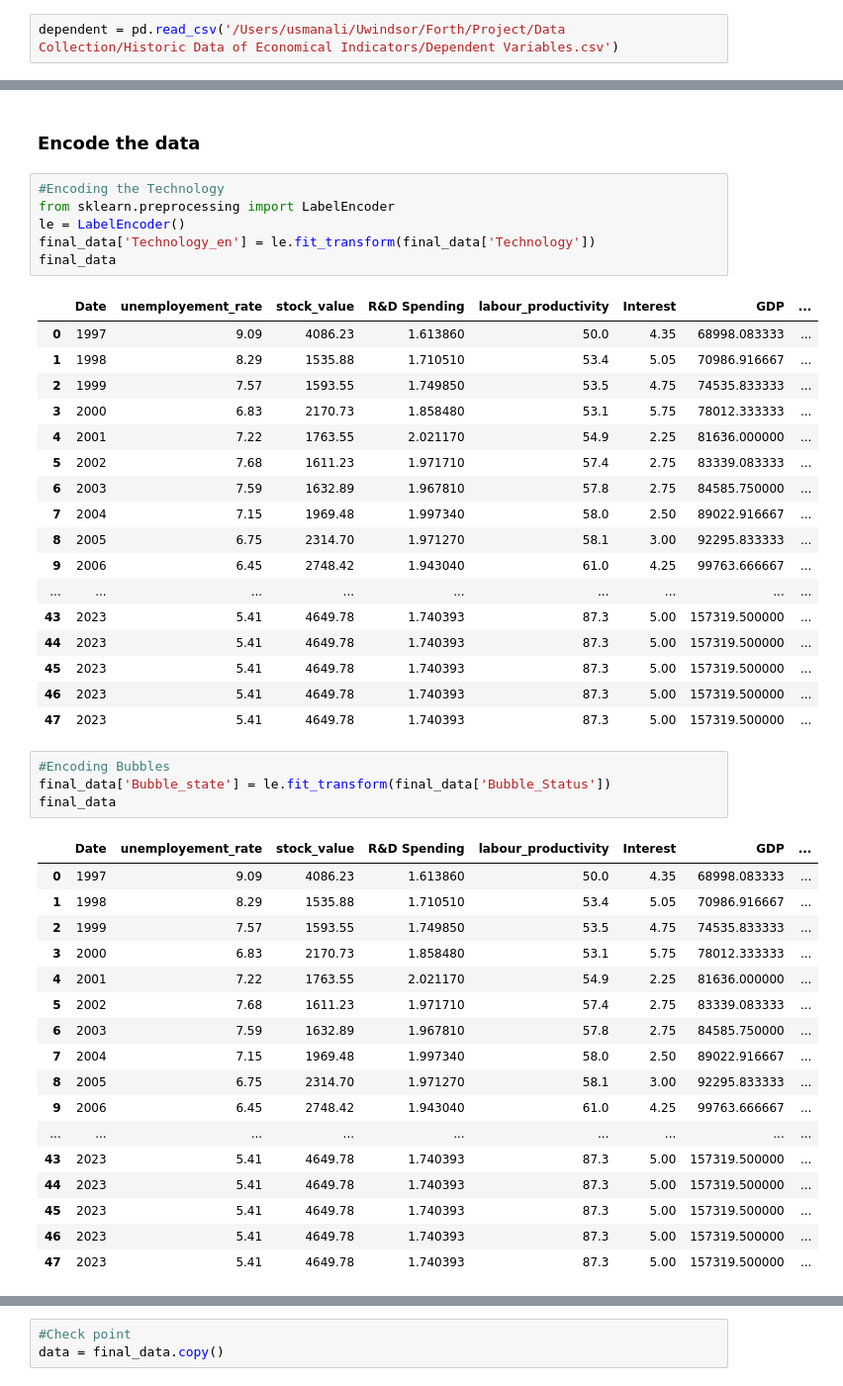
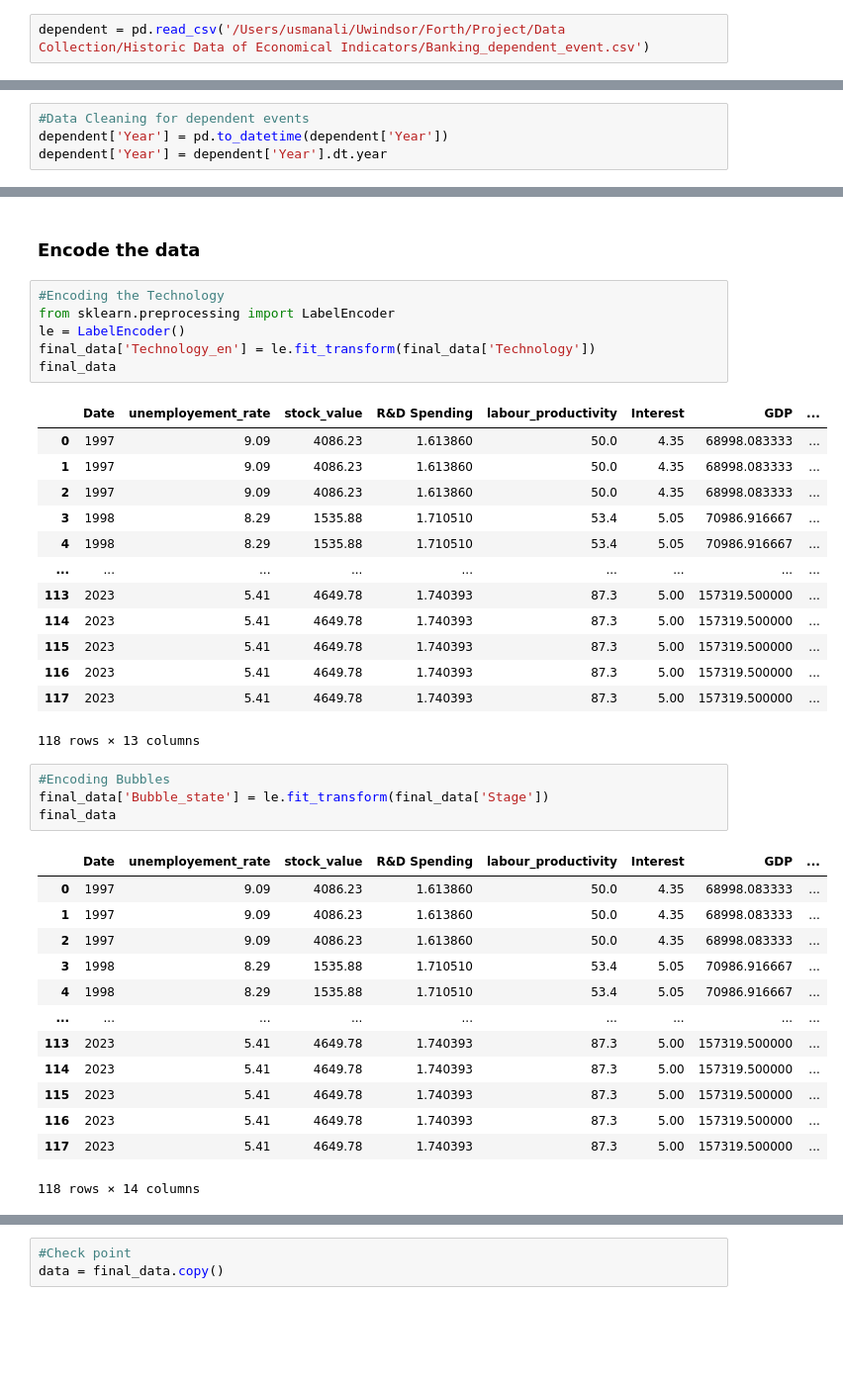
Before and after one commit to whoisusmanali/Digital-Transformation-in-Banking-Industry, a Jupyter notebook: Analysis and Models/Regression Analysis.ipynb, the cells around one changed output, grey strips where cells are left out. Shown at 99% size. Cells and saved outputs as stored; diff of their text form; blank space fills up the shorter version.

```diff
--- a/Analysis and Models/Regression Analysis.ipynb
+++ b/Analysis and Models/Regression Analysis.ipynb
@@ -19,7 +19,7 @@ gdp = pd.read_csv('/Users/usmanali/Uwindsor/Forth/Project/Data Collection/Histor
 cpi = pd.read_csv('/Users/usmanali/Uwindsor/Forth/Project/Data Collection/Historic Data of Economical Indicators/CPI.csv')
 consumer_confidence = pd.read_csv('/Users/usmanali/Uwindsor/Forth/Project/Data Collection/Historic Data of Economical Indicators/Consumer Confidence Index.csv')
 # %%
-dependent = pd.read_csv('/Users/usmanali/Uwindsor/Forth/Project/Data Collection/Historic Data of Economical Indicators/Dependent Variables.csv')
+dependent = pd.read_csv('/Users/usmanali/Uwindsor/Forth/Project/Data Collection/Historic Data of Economical Indicators/Banking_dependent_event.csv')
 # %% [markdown]
 ### 3. Data Cleaning
 # %%
@@ -264,6 +264,10 @@ consumer_confidence1
 | 50 | 2024 | 99.038890 |
 # %% [markdown]
 ### Join the tables to make it in one dataframe
+# %%
+#Data Cleaning for dependent events
+dependent['Year'] = pd.to_datetime(dependent['Year'])
+dependent['Year'] = dependent['Year'].dt.year
 # %%
 merged_data = unemployment1.merge(stocks_data1, on= 'Date', how = 'left')
 merged_data = merged_data.merge(RD_spending_data1, left_on= 'Date', right_on= 'Year', how = 'right')
@@ -330,40 +326,32 @@ final_data
 # %% [output]
 |  | Date | unemployement_rate | stock_value | R&D Spending | labour_productivity | Interest | GDP | ... |
 | 0 | 1997 | 9.09 | 4086.23 | 1.613860 | 50.0 | 4.35 | 68998.083333 | ... |
-| 1 | 1998 | 8.29 | 1535.88 | 1.710510 | 53.4 | 5.05 | 70986.916667 | ... |
-| 2 | 1999 | 7.57 | 1593.55 | 1.749850 | 53.5 | 4.75 | 74535.833333 | ... |
-| 3 | 2000 | 6.83 | 2170.73 | 1.858480 | 53.1 | 5.75 | 78012.333333 | ... |
-| 4 | 2001 | 7.22 | 1763.55 | 2.021170 | 54.9 | 2.25 | 81636.000000 | ... |
-| 5 | 2002 | 7.68 | 1611.23 | 1.971710 | 57.4 | 2.75 | 83339.083333 | ... |
-| 6 | 2003 | 7.59 | 1632.89 | 1.967810 | 57.8 | 2.75 | 84585.750000 | ... |
-| 7 | 2004 | 7.15 | 1969.48 | 1.997340 | 58.0 | 2.50 | 89022.916667 | ... |
-| 8 | 2005 | 6.75 | 2314.70 | 1.971270 | 58.1 | 3.00 | 92295.833333 | ... |
-| 9 | 2006 | 6.45 | 2748.42 | 1.943040 | 61.0 | 4.25 | 99763.666667 | ... |
+| 1 | 1997 | 9.09 | 4086.23 | 1.613860 | 50.0 | 4.35 | 68998.083333 | ... |
+| 2 | 1997 | 9.09 | 4086.23 | 1.613860 | 50.0 | 4.35 | 68998.083333 | ... |
+| 3 | 1998 | 8.29 | 1535.88 | 1.710510 | 53.4 | 5.05 | 70986.916667 | ... |
+| 4 | 1998 | 8.29 | 1535.88 | 1.710510 | 53.4 | 5.05 | 70986.916667 | ... |
 | ... | ... | ... | ... | ... | ... | ... | ... | ... |
-| 43 | 2023 | 5.41 | 4649.78 | 1.740393 | 87.3 | 5.00 | 157319.500000 | ... |
-| 44 | 2023 | 5.41 | 4649.78 | 1.740393 | 87.3 | 5.00 | 157319.500000 | ... |
-| 45 | 2023 | 5.41 | 4649.78 | 1.740393 | 87.3 | 5.00 | 157319.500000 | ... |
-| 46 | 2023 | 5.41 | 4649.78 | 1.740393 | 87.3 | 5.00 | 157319.500000 | ... |
-| 47 | 2023 | 5.41 | 4649.78 | 1.740393 | 87.3 | 5.00 | 157319.500000 | ... |
+| 113 | 2023 | 5.41 | 4649.78 | 1.740393 | 87.3 | 5.00 | 157319.500000 | ... |
+| 114 | 2023 | 5.41 | 4649.78 | 1.740393 | 87.3 | 5.00 | 157319.500000 | ... |
+| 115 | 2023 | 5.41 | 4649.78 | 1.740393 | 87.3 | 5.00 | 157319.500000 | ... |
+| 116 | 2023 | 5.41 | 4649.78 | 1.740393 | 87.3 | 5.00 | 157319.500000 | ... |
+| 117 | 2023 | 5.41 | 4649.78 | 1.740393 | 87.3 | 5.00 | 157319.500000 | ... |
+118 rows × 13 columns
 # %%
 #Encoding Bubbles
-final_data['Bubble_state'] = le.fit_transform(final_data['Bubble_Status'])
+final_data['Bubble_state'] = le.fit_transform(final_data['Stage'])
 final_data
 # %% [output]
 |  | Date | unemployement_rate | stock_value | R&D Spending | labour_productivity | Interest | GDP | ... |
 | 0 | 1997 | 9.09 | 4086.23 | 1.613860 | 50.0 | 4.35 | 68998.083333 | ... |
-| 1 | 1998 | 8.29 | 1535.88 | 1.710510 | 53.4 | 5.05 | 70986.916667 | ... |
-| 2 | 1999 | 7.57 | 1593.55 | 1.749850 | 53.5 | 4.75 | 74535.833333 | ... |
-| 3 | 2000 | 6.83 | 2170.73 | 1.858480 | 53.1 | 5.75 | 78012.333333 | ... |
-| 4 | 2001 | 7.22 | 1763.55 | 2.021170 | 54.9 | 2.25 | 81636.000000 | ... |
-| 5 | 2002 | 7.68 | 1611.23 | 1.971710 | 57.4 | 2.75 | 83339.083333 | ... |
-| 6 | 2003 | 7.59 | 1632.89 | 1.967810 | 57.8 | 2.75 | 84585.750000 | ... |
-| 7 | 2004 | 7.15 | 1969.48 | 1.997340 | 58.0 | 2.50 | 89022.916667 | ... |
-| 8 | 2005 | 6.75 | 2314.70 | 1.971270 | 58.1 | 3.00 | 92295.833333 | ... |
-| 9 | 2006 | 6.45 | 2748.42 | 1.943040 | 61.0 | 4.25 | 99763.666667 | ... |
+| 1 | 1997 | 9.09 | 4086.23 | 1.613860 | 50.0 | 4.35 | 68998.083333 | ... |
+| 2 | 1997 | 9.09 | 4086.23 | 1.613860 | 50.0 | 4.35 | 68998.083333 | ... |
+| 3 | 1998 | 8.29 | 1535.88 | 1.710510 | 53.4 | 5.05 | 70986.916667 | ... |
+| 4 | 1998 | 8.29 | 1535.88 | 1.710510 | 53.4 | 5.05 | 70986.916667 | ... |
 | ... | ... | ... | ... | ... | ... | ... | ... | ... |
-| 43 | 2023 | 5.41 | 4649.78 | 1.740393 | 87.3 | 5.00 | 157319.500000 | ... |
-| 44 | 2023 | 5.41 | 4649.78 | 1.740393 | 87.3 | 5.00 | 157319.500000 | ... |
-| 45 | 2023 | 5.41 | 4649.78 | 1.740393 | 87.3 | 5.00 | 157319.500000 | ... |
-| 46 | 2023 | 5.41 | 4649.78 | 1.740393 | 87.3 | 5.00 | 157319.500000 | ... |
-| 47 | 2023 | 5.41 | 4649.78 | 1.740393 | 87.3 | 5.00 | 157319.500000 | ... |
+| 113 | 2023 | 5.41 | 4649.78 | 1.740393 | 87.3 | 5.00 | 157319.500000 | ... |
+| 114 | 2023 | 5.41 | 4649.78 | 1.740393 | 87.3 | 5.00 | 157319.500000 | ... |
+| 115 | 2023 | 5.41 | 4649.78 | 1.740393 | 87.3 | 5.00 | 157319.500000 | ... |
+| 116 | 2023 | 5.41 | 4649.78 | 1.740393 | 87.3 | 5.00 | 157319.500000 | ... |
+| 117 | 2023 | 5.41 | 4649.78 | 1.740393 | 87.3 | 5.00 | 157319.500000 | ... |
+118 rows × 14 columns
```
Also changed, not shown: parts of 22 cells of this notebook, 5 other files.
